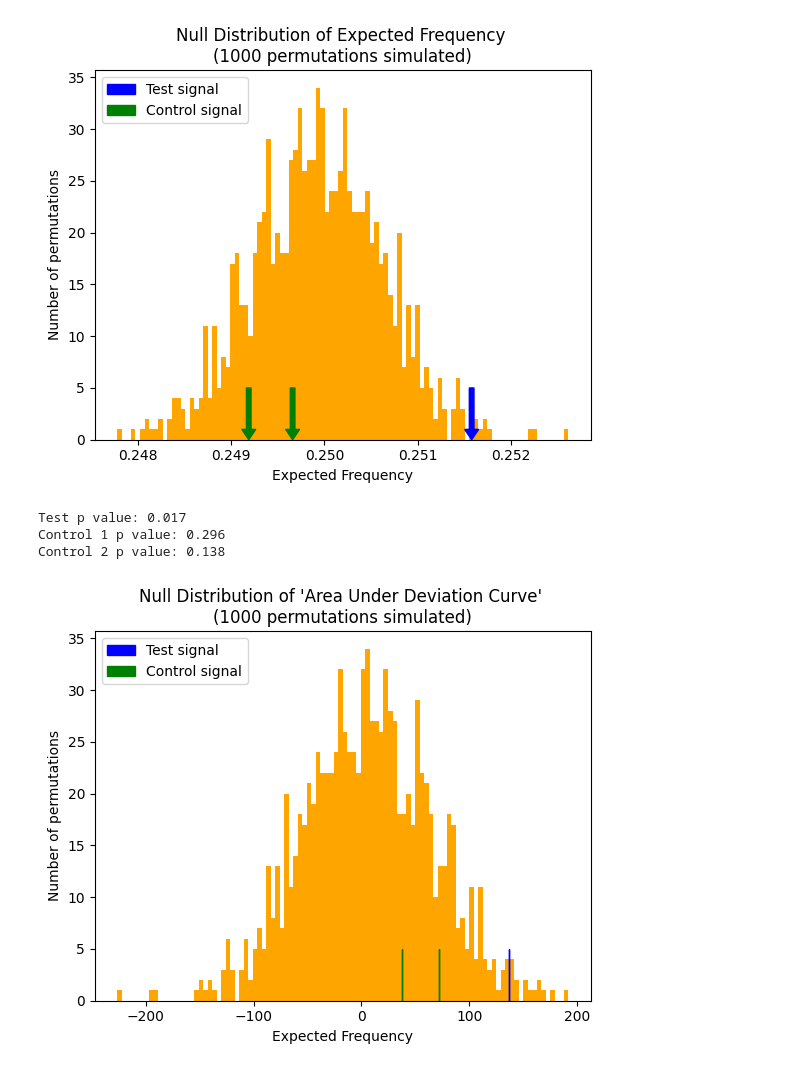
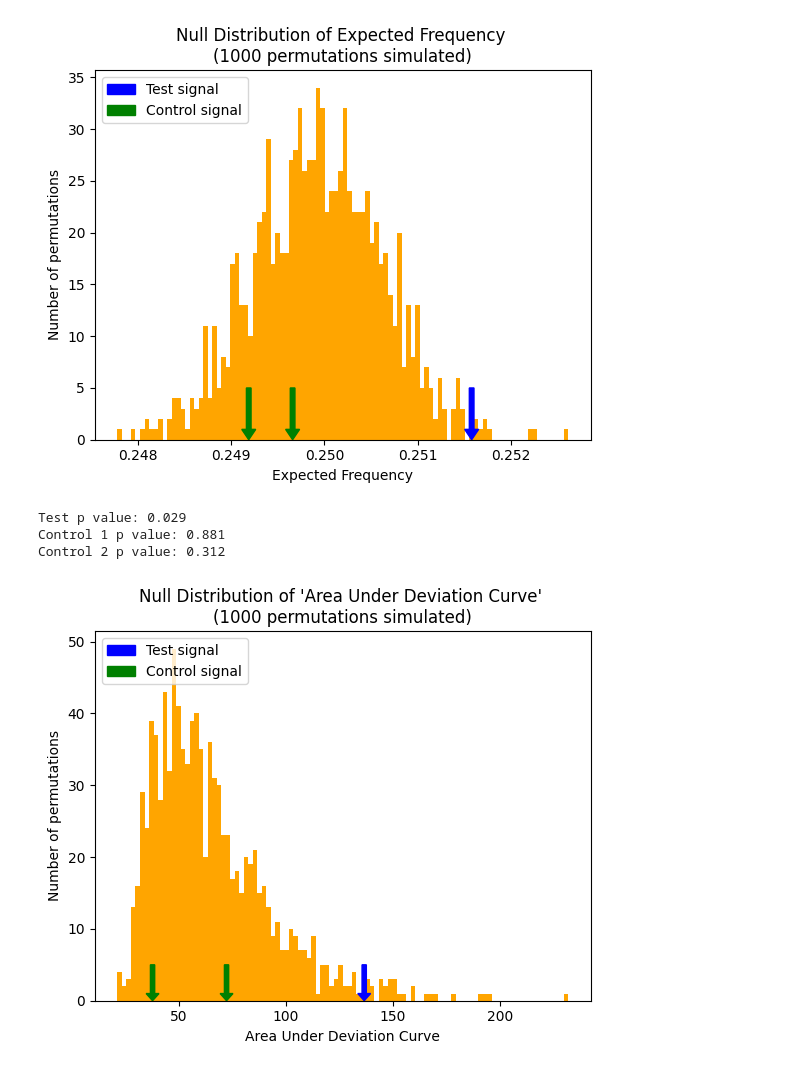
Before and after one commit to AvantiShri/gcp_analysis, a Jupyter notebook: Valentines2009_powerspectrum.ipynb, the cells around one changed output. Cells and saved outputs as stored; diff of their text form; code cells hidden in the pictures.

```diff
--- a/Valentines2009_powerspectrum.ipynb
+++ b/Valentines2009_powerspectrum.ipynb
@@ -181,35 +184,35 @@ Control 2 p value: 0.859
 # %%
 #a more flexible test looks at the area under the "deviation from uniform" curve
 #audc = area under deviation curve
 audc_test = np.sum(np.abs(np.cumsum(ps_test - uniform_expectation)))
 audc_control1 = np.sum(np.abs(np.cumsum(ps_control1 - uniform_expectation)))
 audc_control2 = np.sum(np.abs(np.cumsum(ps_control2 - uniform_expectation)))
 
-audc_permutetest_list = np.sum(np.cumsum(ps_permutetest_list - uniform_expectation, axis=1), axis=1);
+audc_permutetest_list = np.sum(np.abs(np.cumsum(ps_permutetest_list - uniform_expectation, axis=1)), axis=1);
 
 pvalue_test = np.sum(audc_permutetest_list >= audc_test)/len(audc_permutetest_list)
 pvalue_control1 = np.sum(audc_permutetest_list >= audc_control1)/len(audc_permutetest_list)
 pvalue_control2 = np.sum(audc_permutetest_list >= audc_control2)/len(audc_permutetest_list)
 
 print("Test p value:",pvalue_test)
 print("Control 1 p value:",pvalue_control1)
 print("Control 2 p value:",pvalue_control2)
 
 plt.figure(num=1, clear=True)
 plt.hist(audc_permutetest_list, bins=100, color="orange")
-plt.arrow(audc_test, 5, 0, -5, color="blue", head_length=1, length_includes_head=True, width=0.00005)
-plt.arrow(audc_control1, 5, 0, -5, color="green", head_length=1, length_includes_head=True, width=0.00005)
-plt.arrow(audc_control2, 5, 0, -5, color="green", head_length=1, length_includes_head=True, width=0.00005)
-plt.xlabel("Expected Frequency")
+plt.arrow(audc_test, 5, 0, -5, color="blue", head_length=1, length_includes_head=True, width=2)
+plt.arrow(audc_control1, 5, 0, -5, color="green", head_length=1, length_includes_head=True, width=2)
+plt.arrow(audc_control2, 5, 0, -5, color="green", head_length=1, length_includes_head=True, width=2)
+plt.xlabel("Area Under Deviation Curve")
 plt.ylabel("Number of permutations")
 plt.legend(handles=[mpatches.Patch(color='blue', label='Test signal'),
                     mpatches.Patch(color='green', label='Control signal')],
            loc="upper left")
 plt.title("Null Distribution of 'Area Under Deviation Curve' \n(1000 permutations simulated)")
 
 plt.show()
 # %% [output]
-Test p value: 0.017
-Control 1 p value: 0.296
-Control 2 p value: 0.138
+Test p value: 0.029
+Control 1 p value: 0.881
+Control 2 p value: 0.312
-[figure, old version]
+[figure, new version]
```
Also changed, not shown: parts of 2 cells of this notebook.
